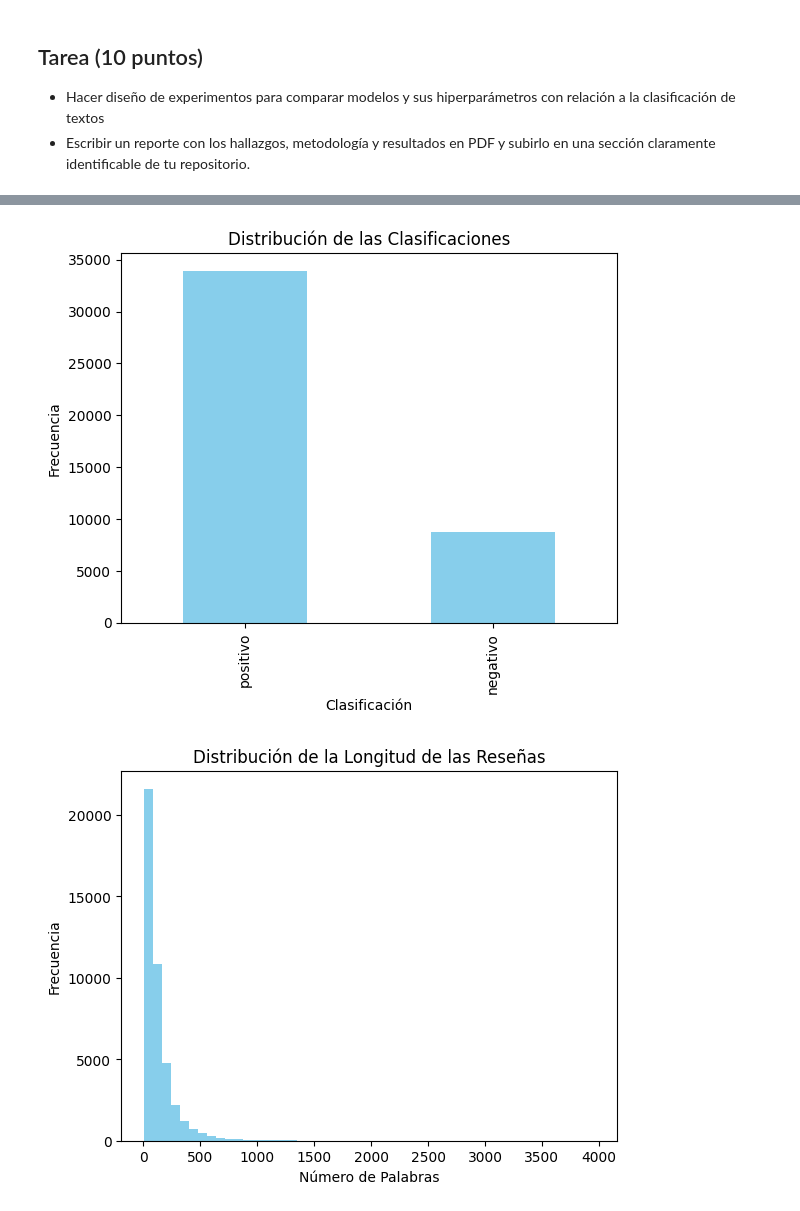
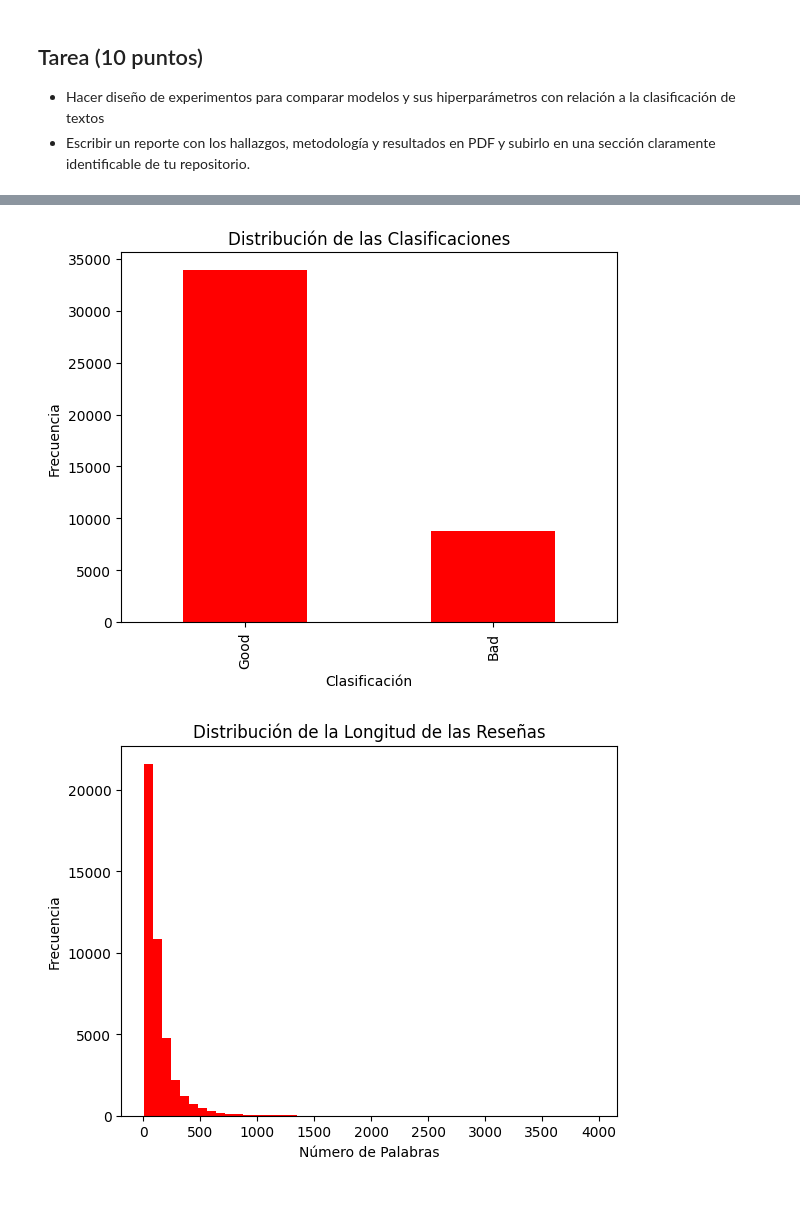
Before and after one commit to alanmejiaa/Procesamiento-y-Clasificacion-de-Datos-2024, a Jupyter notebook: Tarea #3.ipynb, the cells around one changed output, grey strips where cells are left out. Drawn from its saved outputs; the diff is of its cells as text; code cells hidden in the pictures.

Commit message:
Clasificacion de textos

```diff
--- a/Tarea #3.ipynb
+++ b/Tarea #3.ipynb
@@ -13,2 +29,4 @@ import matplotlib.pyplot as plt
 # %%
-df_net = pd.read_csv('disney.csv', encoding='latin-1')
+# Cargar datos
+df_reviews = pd.read_csv('disney.csv', encoding='latin-1')
+df_reviews = df_reviews[['Review_Text', 'Rating']]
@@ -53,0 +33,3 @@ memory usage: 999.9+ KB
+# %%
+# Clasificación de reseñas
+df_reviews['Label'] = df_reviews['Rating'].apply(lambda x: 'Good' if x > 3 else 'Bad')
@@ -54,21 +50,19 @@ memory usage: 999.9+ KB
 # %%
-# distribución de las clasificaciones
-
-df_net['clasificacion'].value_counts().plot(kind='bar', color='skyblue')
+# Gráfico de distribución de clasificaciones
+df_reviews['Label'].value_counts().plot(kind='bar', color='red')
 plt.title('Distribución de las Clasificaciones')
 plt.xlabel('Clasificación')
 plt.ylabel('Frecuencia')
 plt.show()
 # %% [output]
-[figure, old version]
+[figure, new version]
 # %%
-#distribución de número de palabras y la frecuencia de las reseñas
-
-df_net['review_length'] = df_net['Review_Text'].apply(lambda x: len(str(x).split()))
-df_net['review_length'].plot(kind='hist', bins=50, color='skyblue')
+# Longitud de las reseñas
+df_reviews['Review_Length'] = df_reviews['Review_Text'].apply(lambda x: len(str(x).split()))
+df_reviews['Review_Length'].plot(kind='hist', bins=50, color='red')
 plt.title('Distribución de la Longitud de las Reseñas')
 plt.xlabel('Número de Palabras')
 plt.ylabel('Frecuencia')
 plt.show()
 # %% [output]
-[figure, old version]
+[figure, new version]
```
Also changed, not shown: parts of 37 cells of this notebook.
